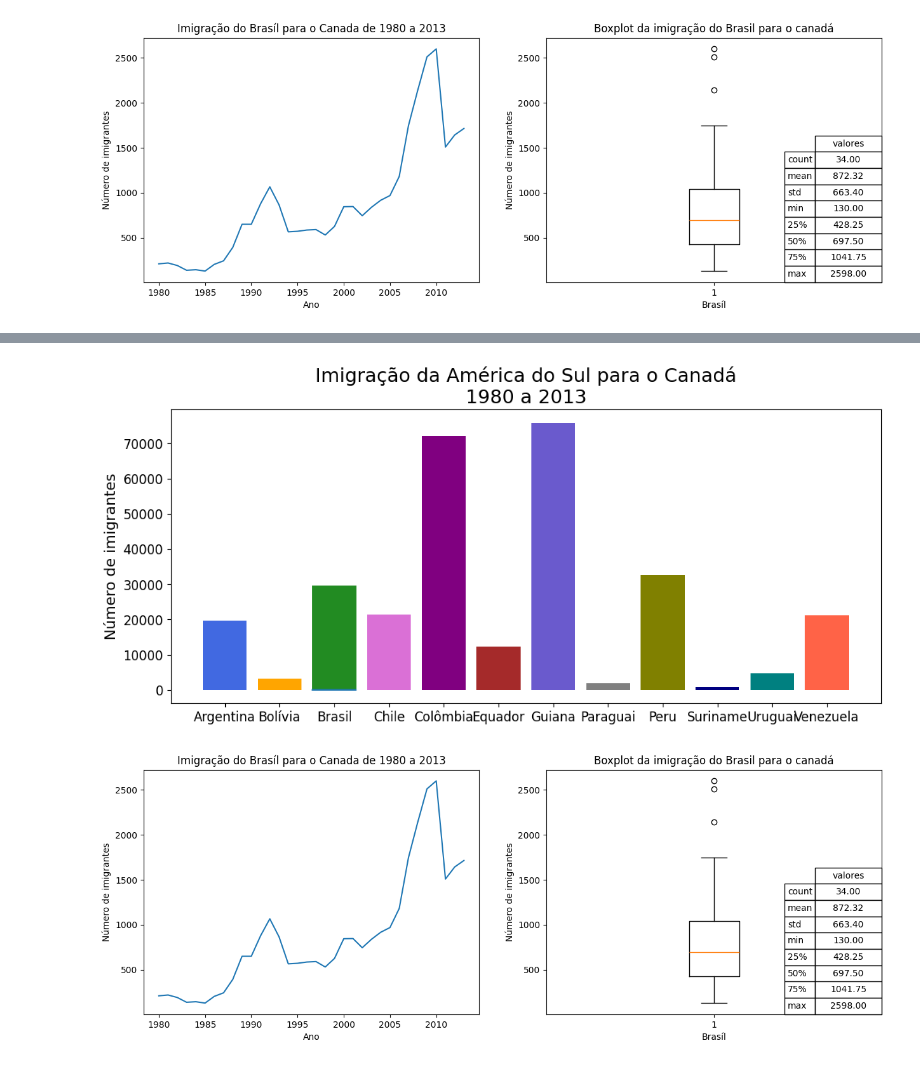
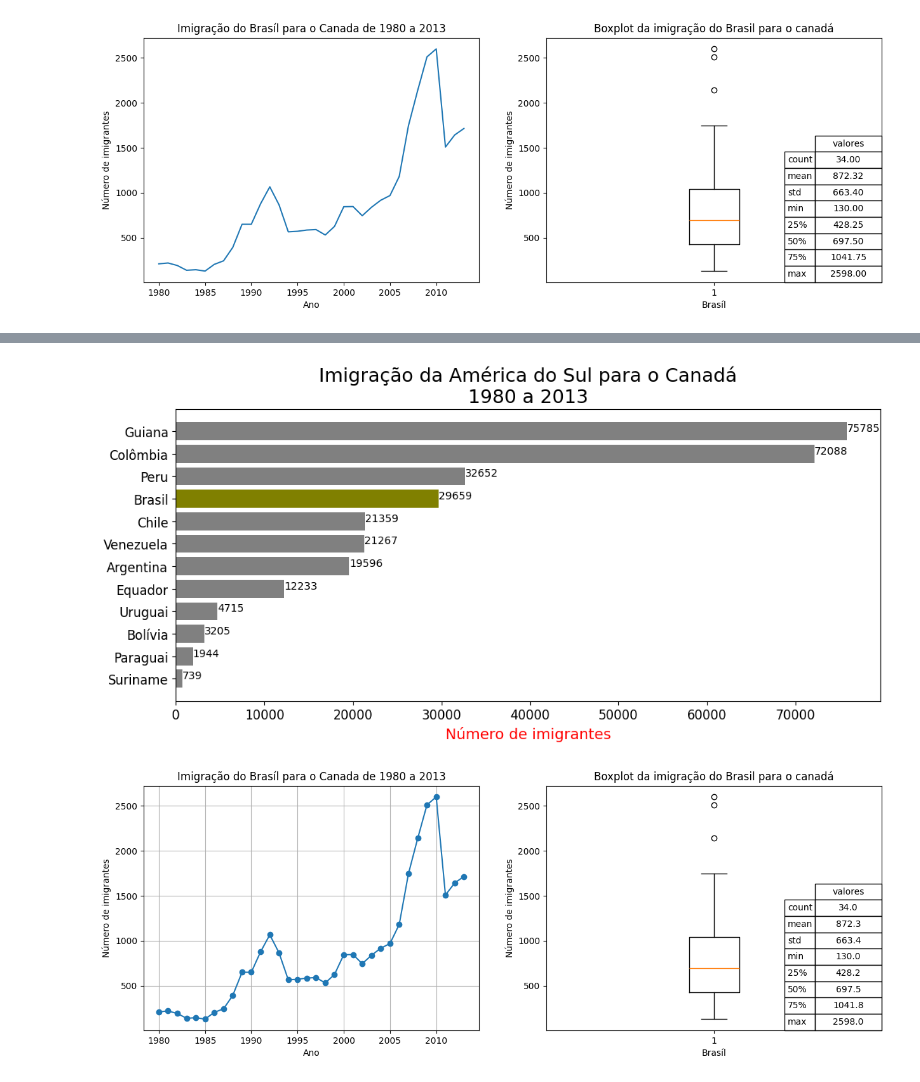
Before and after one commit to Artur-Andrade-B/Estudo_Estatistica, a Jupyter notebook: aula3.ipynb, the cells around one changed output, grey strips where cells are left out. Drawn from its saved outputs; the diff is of its cells as text; code cells hidden in the pictures.

```diff
--- a/aula3.ipynb
+++ b/aula3.ipynb
@@ -655,0 +679,3 @@ plt.show()
+# %%
+america_sul_ord = america_sul.sort_values("Total",ascending=True)
+america_sul_ord
@@ -655,0 +710,5 @@ plt.show()
+# %%
+for i, (v,n) in enumerate(zip(america_sul_ord["Total"], america_sul_ord.index)):
+    print(i)
+    print(v)
+    print(n)
@@ -656,44 +733,44 @@ plt.show()
 # %%
-
-
-# Criando a figura
 fig, ax = plt.subplots(figsize=(12, 5))
-ax.bar(america_sul.index, america_sul['Total'], color=cores)
+ax.barh(america_sul_ord.index, america_sul_ord["Total"], color=corest)
 ax.set_title('Imigração da América do Sul para o Canadá\n1980 a 2013', loc='center', fontsize=18)
-ax.set_ylabel('Número de imigrantes', fontsize=14)
-ax.set_xlabel('')
+ax.set_xlabel('Número de imigrantes', fontsize=14, color="red")
 ax.yaxis.set_tick_params(labelsize=12)
 ax.xaxis.set_tick_params(labelsize=12)
-t = np.arange(1.6, 2.4, 0.01)
-s = np.cos(2*np.pi*t)
-line, = ax.plot(t, s)
+
+for i, (v,n) in enumerate(zip(america_sul_ord["Total"], america_sul_ord.index)):
+    ax.text(v, i,f"{v}")
 
 plt.show()
 
 fig,axs = plt.subplots(1,2,figsize=(15,5))
 
 # Sublot: Gráfico de linha
-axs[0].plot(df_brasil['ano'],df_brasil['imigrantes'])
+axs[0].plot(df_brasil['ano'],df_brasil['imigrantes'], marker="o")
 axs[0].set_title("Imigração do Brasíl para o Canada de 1980 a 2013")
 axs[0].xaxis.set_major_locator(plt.MultipleLocator(5))
 axs[0].set_xlabel("Ano")
 axs[0].set_ylabel('Número de imigrantes')
+axs[0].grid()
 
 
 # Subplot 2: Gráfico Boxplot
 axs[1].boxplot(df_brasil['imigrantes'])
 axs[1].set_title("Boxplot da imigração do Brasil para o canadá")
 axs[1].set_xlabel("Brasíl")
 axs[1].set_ylabel("Número de imigrantes")
 
 ex = df_brasil["imigrantes"].describe().to_list()
 
 rows = ["count", "mean", "std", "min", "25%", "50%", "75%", "max"]
-cell_text = [["%.2f" % value] for value in ex]
+cell_text = [["%.1f" % value] for value in ex]
 
 the_table = plt.table(cellText=cell_text, rowLabels=rows, colLabels=["valores"],loc='bottom', cellLoc="center", bbox=[0.8, 0, 0.2, 0.6])
 
+#Insights
+#Storytelling
+
 plt.show()
 # %% [output]
-[figure, old version]
+[figure, new version]
-[figure, old version]
+[figure, new version]
```
Also changed, not shown: parts of 8 cells of this notebook, 1 other file.
